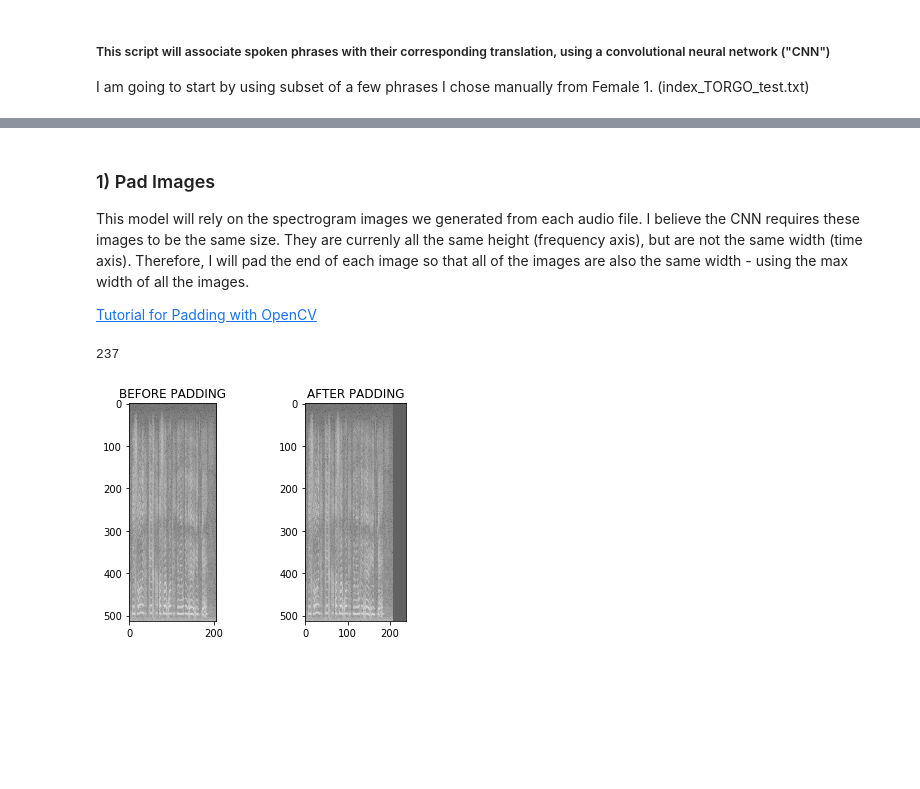
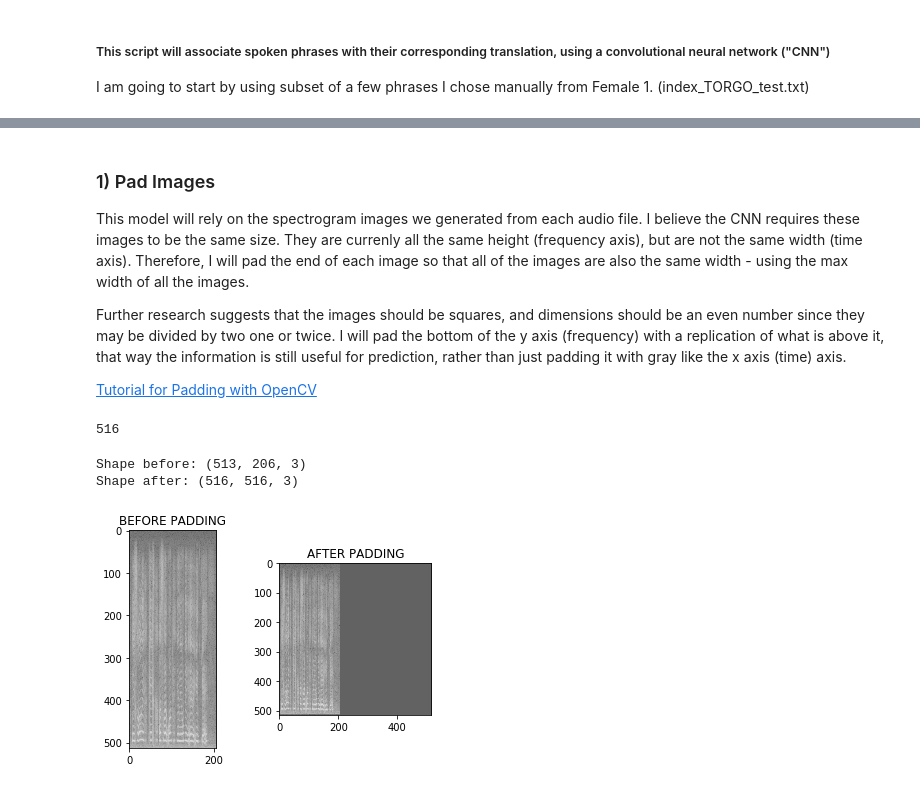
Before and after one commit to miketp333/mids_capstone, a Jupyter notebook: models/cnn.ipynb, the cells around one changed output, grey strips where cells are left out. Drawn from its saved outputs; the diff is of its cells as text; code cells hidden in the pictures; blank space fills up the shorter version.

```diff
--- a/models/cnn.ipynb
+++ b/models/cnn.ipynb
@@ -16,5 +17,10 @@ from matplotlib import pyplot as plt
 # *** Make sure when implemented on larger dataset, to ignore where prompt is None and where has_spect is No
 
 df = pd.read_csv('index_TORGO_test.txt', sep=",", converters={'prompt_id': lambda x: str(x)})
+
+# Add numerical prompt codes
+df.prompt = pd.Categorical(df.prompt)
+df['prompt_code'] = df.prompt.cat.codes
+
 df.head(20)
 # %% [output]
@@ -34,27 +40,49 @@ df.head(20)
 
 This model will rely on the spectrogram images we generated from each audio file. I believe the CNN requires these images to be the same size. They are currenly all the same height (frequency axis), but are not the same width (time axis). Therefore, I will pad the end of each image so that all of the images are also the same width - using the max width of all the images.
 
+Further research suggests that the images should be squares, and dimensions should be an even number since they may be divided by two one or twice. I will pad the bottom of the y axis (frequency) with a replication of what is above it, that way the information is still useful for prediction, rather than just padding it with gray like the x axis (time) axis.
+
 [Tutorial for Padding with OpenCV](https://docs.opencv.org/3.1.0/d3/df2/tutorial_py_basic_ops.html)
 # %%
-# Get max width, which all images will be padded up to.
+# Get max width / height, which all images will be padded up to on both axis to make a square
+# Force it to be an even number, and able to be divided by 2 twice
+
 maxwidth = df['spect_width'].max()
+maxheight = df['spect_height'].max()
+
+if maxwidth <= maxheight:
+    maxwidth = maxheight
+
+if maxwidth % 2 == 1:
+    maxwidth += 1
+
+if maxwidth/4 != 0:
+    maxwidth += 2
+
 print(maxwidth)
 # %% [output]
-237
+516
 # %%
 # View example of before and after padding
 img_loc = '/'.join(['../data/TORGO', df['speaker'][0], df['session'][0], df['mic'][0]+'_spect', df['prompt_id'][0]+'.png'])
 
 # Image before padding
 img = cv2.imread(img_loc)
 imgplot = plt.subplot(121),plt.imshow(img),plt.title('BEFORE PADDING')
+print('Shape before:', img.shape)
 
 # Image after padding
-pad = maxwidth - img.shape[1]
+pad = maxwidth - img.shape[1] # pad width with gray
 img_new = cv2.copyMakeBorder(img,0,0,0,pad,cv2.BORDER_CONSTANT,value=[98,98,98])
+pad = maxwidth - img.shape[0] # pad height with replication
+img_new = cv2.copyMakeBorder(img_new,0,pad,0,0,cv2.BORDER_WRAP)
+print('Shape after:', img_new.shape)
+
 imgplot_new = plt.subplot(122),plt.imshow(img_new),plt.title('AFTER PADDING')
 # %% [output]
+Shape before: (513, 206, 3)
+Shape after: (516, 516, 3)
-[figure, old version]
+[figure, new version]
 # %%
 # Get all predictor variables (padded images) and outcome variable (prompt)
 x = []
```
Also changed, not shown: parts of 19 cells of this notebook.
